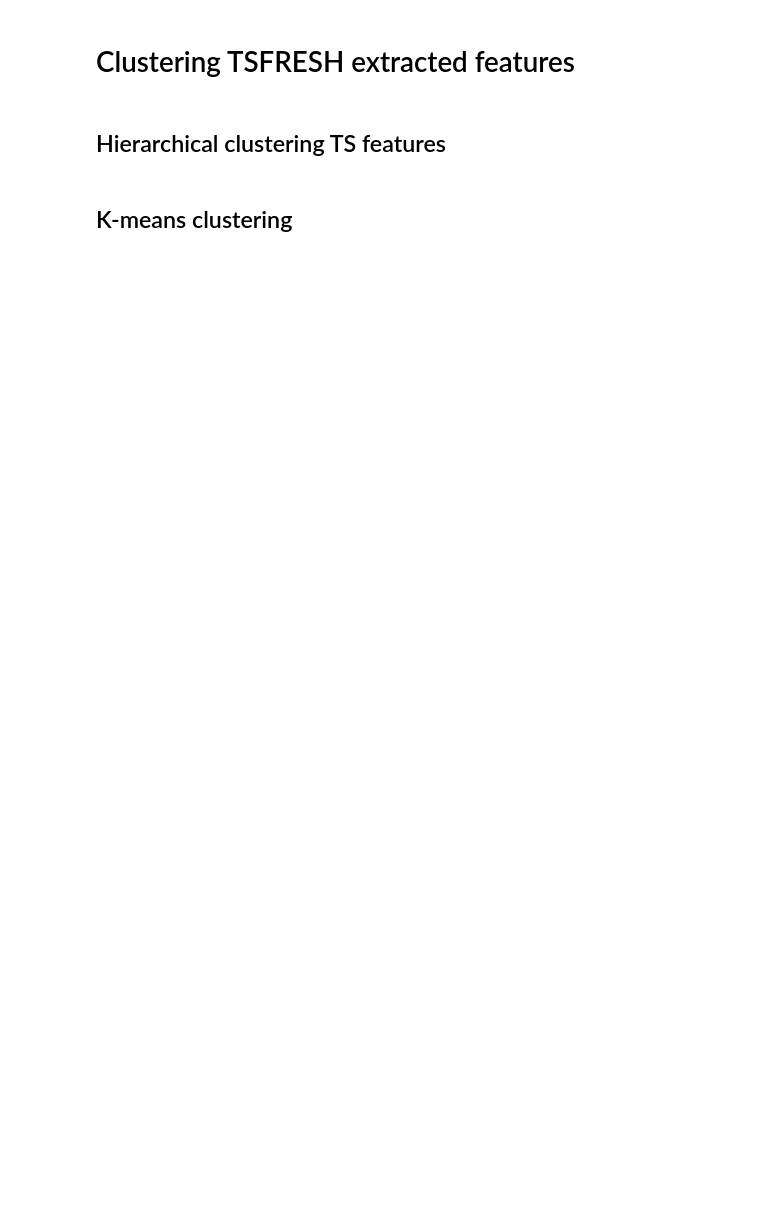
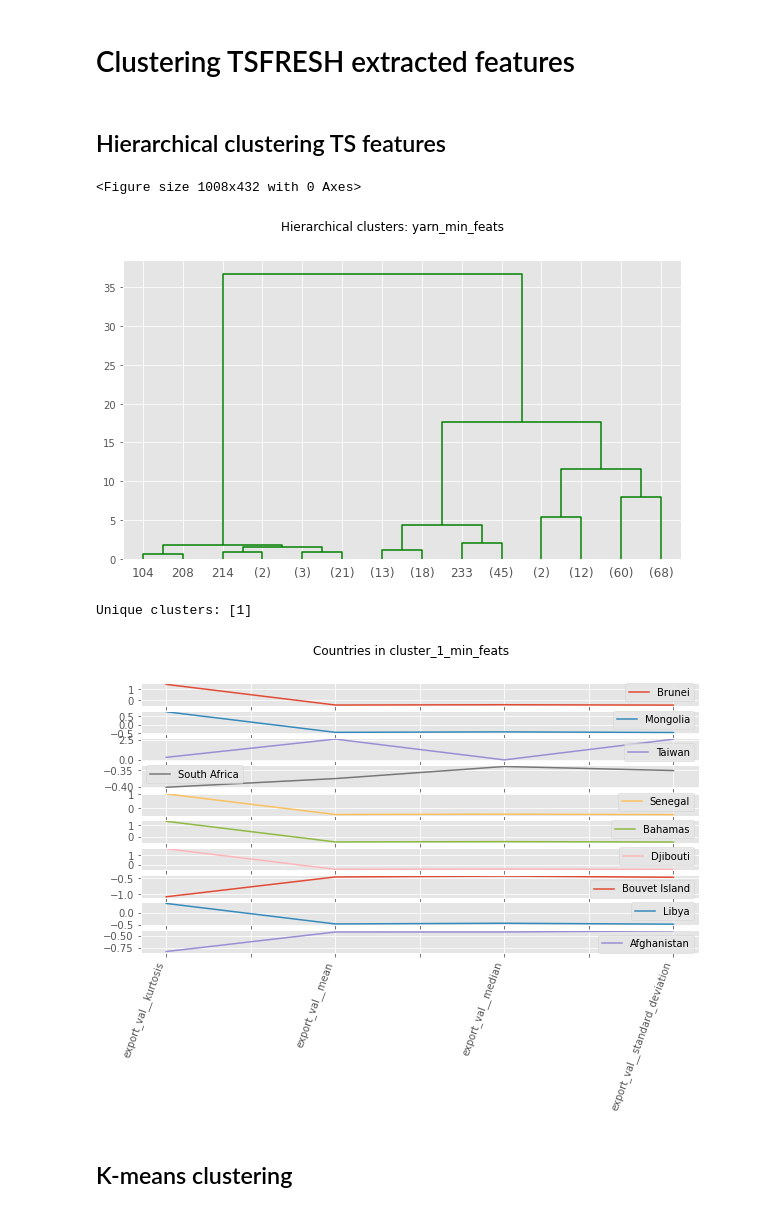
Before and after one commit to GarethWilhelm/TS-Feature-Clustering, a Jupyter notebook: notebooks/clustering_tsfresh_features.ipynb, the cells around one changed output. Drawn from its saved outputs; the diff is of its cells as text; code cells hidden in the pictures; blank space fills up the shorter version.

```diff
--- a/notebooks/clustering_tsfresh_features.ipynb
+++ b/notebooks/clustering_tsfresh_features.ipynb
@@ -286,42 +376,47 @@ plot_dtw(yarn_fiber,"Niger", "Republic of the Congo")
 # %% [markdown]
 ## Hierarchical clustering TS features
 # %%
-feats_clf = AgglomerativeClustering(n_clusters=None, distance_threshold = 0).fit(min_feats_yarn.values)
+# feats_clf = AgglomerativeClustering(n_clusters=None, distance_threshold = 0).fit(min_feats_yarn.values)
 
 plt.figure(figsize = (14,6))
 # plot the top five levels of the dendrogram
-linkage_matrix = plot_dendrogram(feats_clf,"min_feats_raw", p=3,color_threshold = 110,truncate_mode='level')
+linkage_matrix = plot_dendrogram(yarn_clean_scaled_min_feats.T,"yarn_min_feats", p=3,color_threshold = 110,truncate_mode='level')
 plt.show()
 
-# extract clusters from dendogram
+# # extract clusters from dendogram
 clusters = fcluster(linkage_matrix, 100, criterion='distance')
-# create a lookup table for series in a given cluster
-yarn_fiber_clusters = min_feats_yarn.reset_index()
+# # create a lookup table for series in a given cluster
+yarn_fiber_clusters = yarn_clean_scaled_min_feats.reset_index()
 yarn_fiber_clusters["cluster"] = clusters
-clusts = yarn_fiber_clusters['cluster'].unique()
+clusts = np.unique(clusters)
 print(f'Unique clusters: {clusts}')
 yarn_fiber_clusters.rename(columns={'id':'country'},inplace=True)
 yarn_fiber_clustered = yarn_fiber_clusters.set_index("cluster country".split())\
 .sort_index()
 
 
 # cluster analysis
 feats_clusters = yarn_fiber_clusters.cluster.unique()
 for c in feats_clusters:
   countries= yarn_fiber_clustered.loc[c].index.get_level_values(0).unique()
   random.seed(1)
   n_samples = yarn_fiber_clustered.loc[c].shape[0]
   if n_samples > 10:
     n = random.sample(range(n_samples),10)
   else:
     n = range(n_samples)
   cluster = yarn_fiber_clustered.loc[c].T
   cluster.iloc[:, n].plot(subplots=True,figsize=(10,5.5),
                           title=f"Countries in cluster_{c}_min_feats")
   plt.xticks(rotation=70)
   plt.legend(countries)
   plt.savefig(f"{PATH}/images/cluster_{c}_min_feats")
   plt.show()
+# %% [output]
+<Figure size 1008x432 with 0 Axes>
+[figure, added]
+Unique clusters: [1]
+[figure, added]
 # %% [markdown]
 ## K-means clustering
 # %%
```
Also changed, not shown: parts of 18 cells of this notebook.
